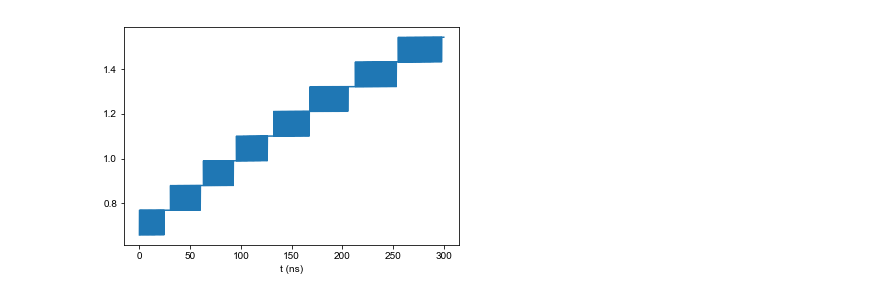
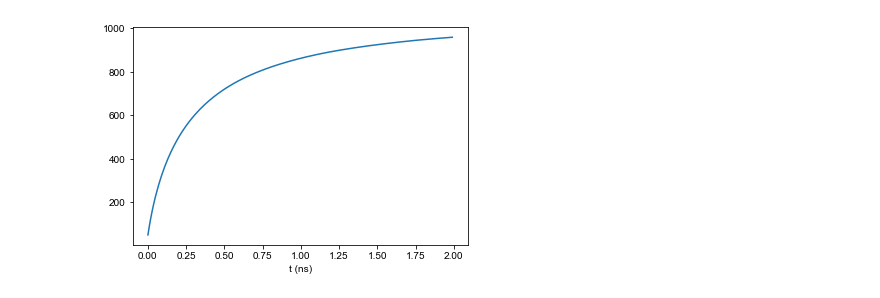
Before and after one commit to ErikHogenbirk/RecSim, a Jupyter notebook: RecSim.ipynb, the cells around one changed output. Cells and saved outputs as stored; diff of their text form; code cells hidden in the pictures.

```diff
--- a/RecSim.ipynb
+++ b/RecSim.ipynb
@@ -334,2 +162,3 @@ class RecSim():
 # %%
-rs = RecSim((1,1, 3201), [1, 1, 0.11], dt=0.1, e_diff_const = 0., alpha = 0., drift = True, v_d = 1)
+rs = RecSim((41,41, 41), [1., 1., 1.],
+            dt=0.01, e_diff_const = 6., alpha = 1., drift_e = True, vd_e = 1.7, drift_vector=[0, 0,1], energy=22)
@@ -339,3 +164,0 @@ rs.initialize_grid('ion')
-# %%
-rs.set_density_cylinder('e', 2, 2, 1, center=[1,1,5])
-# rs.set_density_cylinder('ion', 4, 20, 1)
@@ -351,0 +165,3 @@ plt.legend(loc=(1, 0))
+# %%
+for species in ['e', 'ion']:
+    rs.set_density_track(species, radius = 5, factor=100, mode='electrons')
@@ -352,4 +193,4 @@ plt.legend(loc=(1, 0))
 # %%
-rs.plot_t('e_z_sigma')
+rs.plot_t('n_ex')
 # %% [output]
-[figure, old version]
+[figure, new version]
```
Also changed, not shown: parts of 30 cells of this notebook, 3 other files.
